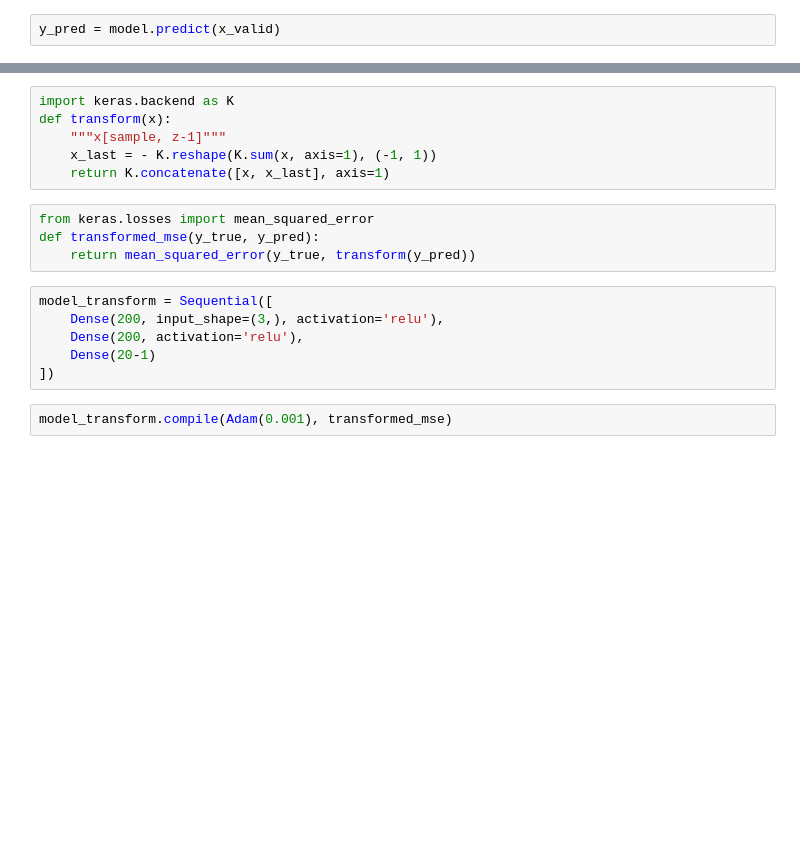
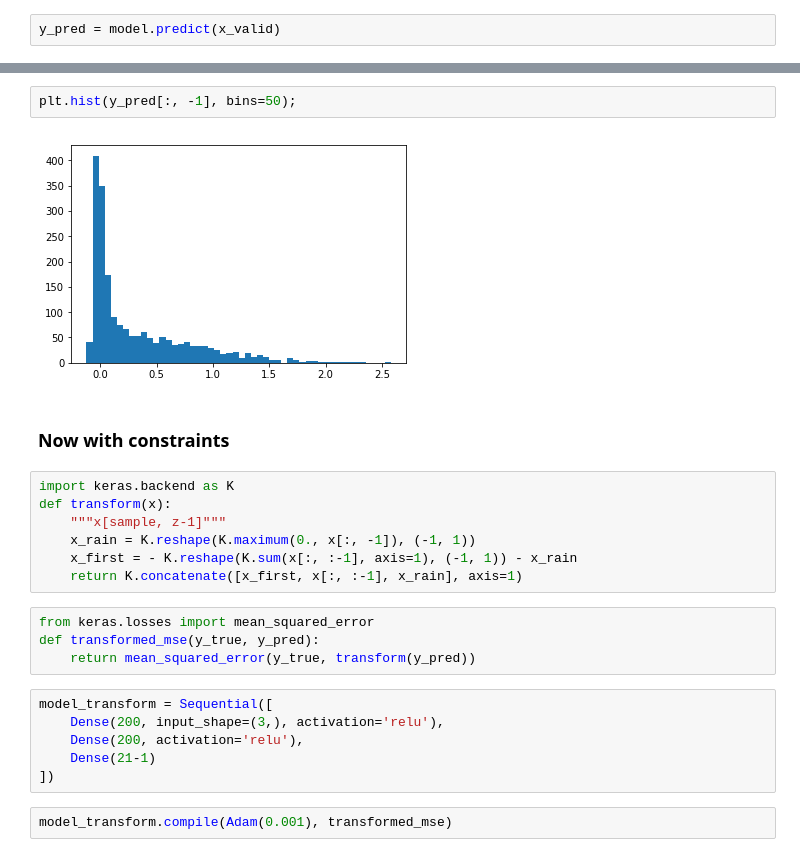
Before and after one commit to raspstephan/CBRAIN-CAM, a Jupyter notebook: keras/constraints.ipynb, the cells around one changed output, grey strips where cells are left out. Saved outputs shown, nothing was run; the diff lists cells and outputs as text; blank space fills up the shorter version.

Commit message:
Extended constraints to positivity. Works well but maybe example data is too easy.

```diff
--- a/keras/constraints.ipynb
+++ b/keras/constraints.ipynb
@@ -135,9 +135,16 @@ np.mean(np.abs(np.mean(y_pred[:, :], axis=1))), np.mean(np.abs(np.mean(y_valid[:
+# %%
+plt.hist(y_pred[:, -1], bins=50);
+# %% [output]
+[figure, added]
+# %% [markdown]
+### Now with constraints
 # %%
 import keras.backend as K
 def transform(x):
     """x[sample, z-1]"""
-    x_last = - K.reshape(K.sum(x, axis=1), (-1, 1))
-    return K.concatenate([x, x_last], axis=1)
+    x_rain = K.reshape(K.maximum(0., x[:, -1]), (-1, 1))
+    x_first = - K.reshape(K.sum(x[:, :-1], axis=1), (-1, 1)) - x_rain
+    return K.concatenate([x_first, x[:, :-1], x_rain], axis=1)
 # %%
 from keras.losses import mean_squared_error
 def transformed_mse(y_true, y_pred):
@@ -146,7 +153,7 @@ def transformed_mse(y_true, y_pred):
 model_transform = Sequential([
     Dense(200, input_shape=(3,), activation='relu'),
     Dense(200, activation='relu'),
-    Dense(20-1)
+    Dense(21-1)
 ])
 # %%
 model_transform.compile(Adam(0.001), transformed_mse)
```
Also changed, not shown: parts of 17 cells of this notebook.
